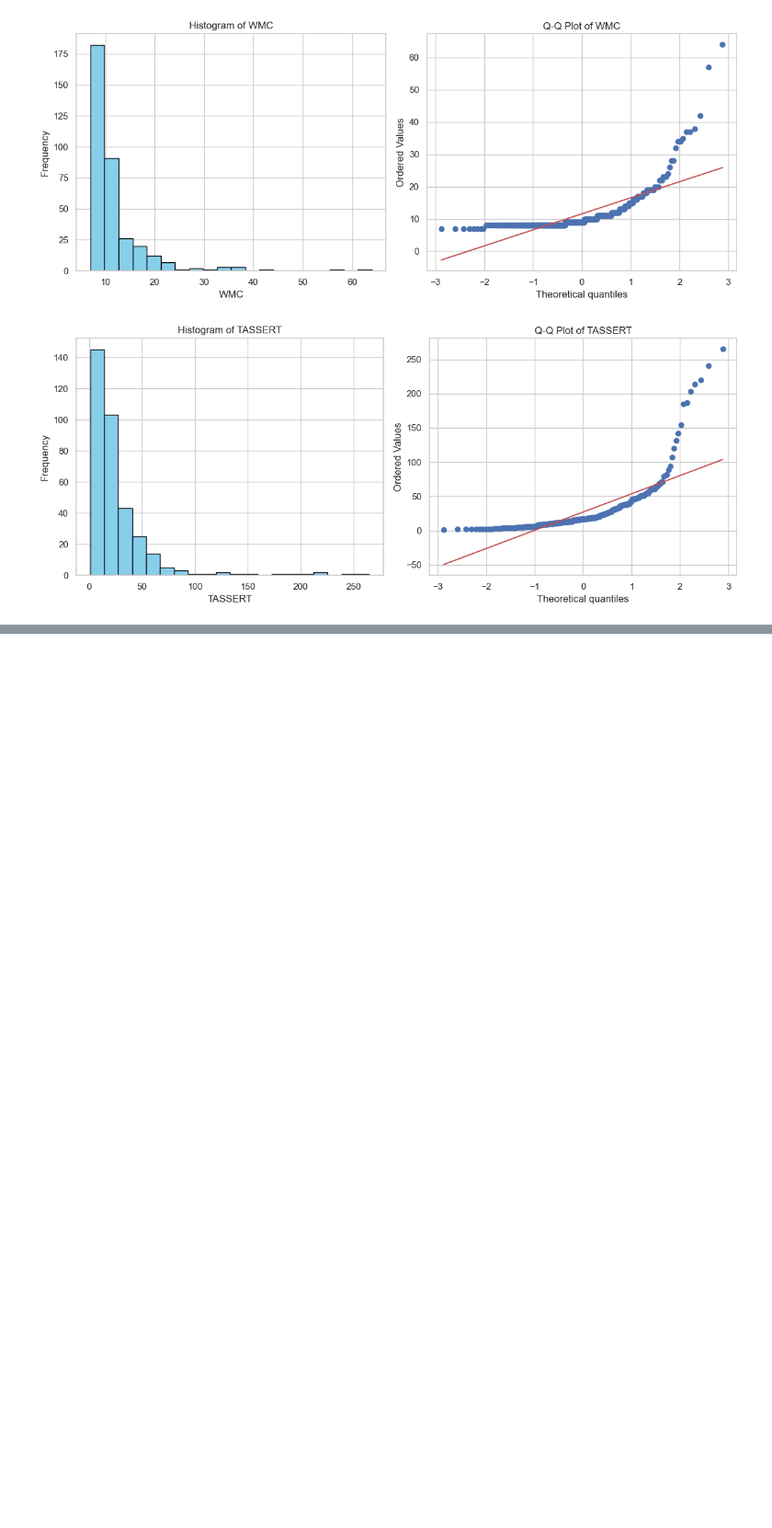
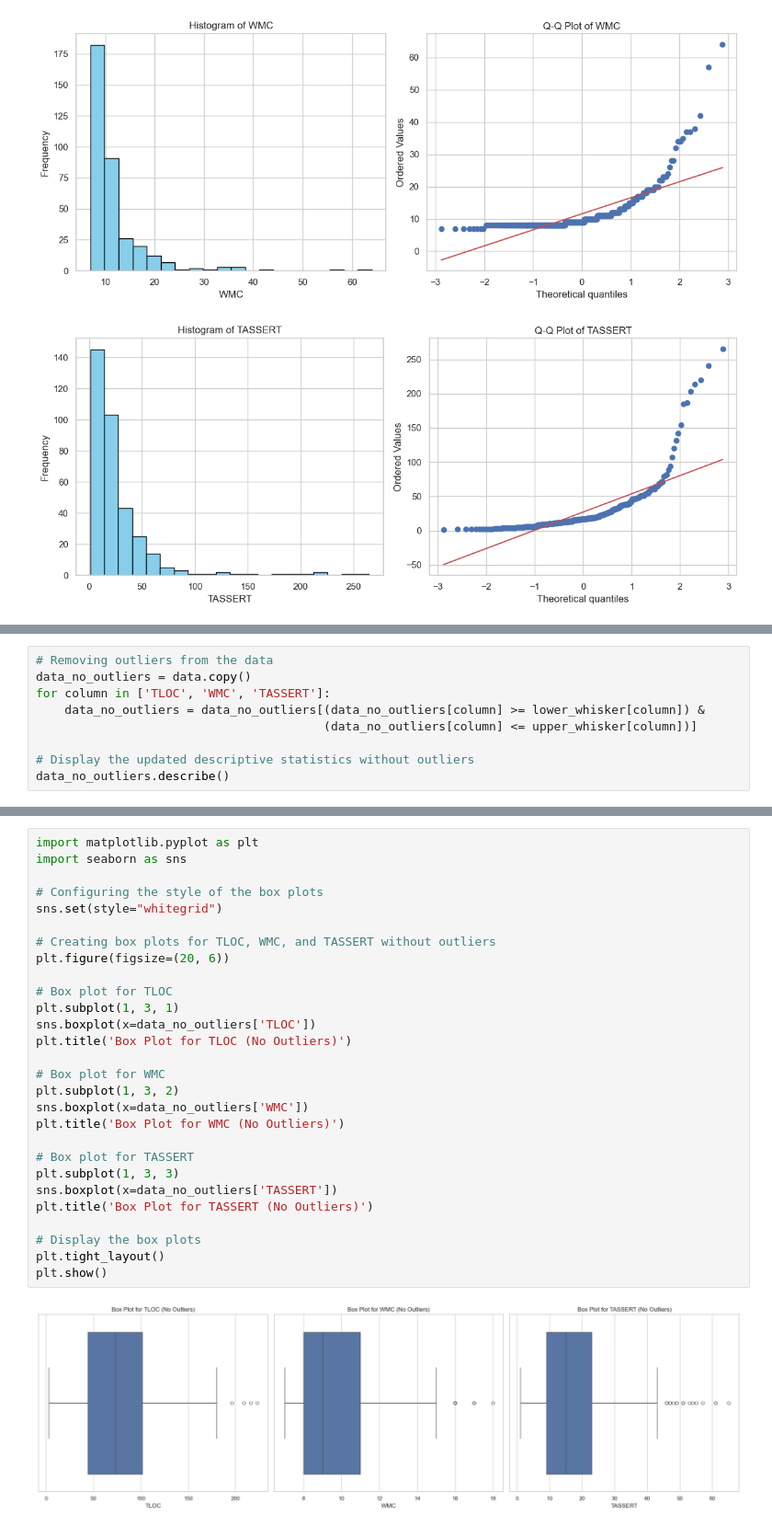
Before and after one commit to MahdiMoghadasi/IFT3913, a Jupyter notebook: TP3/tp3.ipynb, the cells around one changed output, grey strips where cells are left out. Shown: that part at 92% size. Saved outputs shown, nothing was run; the diff lists cells and outputs as text; blank space fills up the shorter version.

```diff
--- a/TP3/tp3.ipynb
+++ b/TP3/tp3.ipynb
@@ -170,0 +173,9 @@ spearman_corr_tloc_tassert, spearman_corr_wmc_tassert, slope_tassert_tloc_vis, i
+# %%
+# Removing outliers from the data
+data_no_outliers = data.copy()
+for column in ['TLOC', 'WMC', 'TASSERT']:
+    data_no_outliers = data_no_outliers[(data_no_outliers[column] >= lower_whisker[column]) &
+                                        (data_no_outliers[column] <= upper_whisker[column])]
+
+# Display the updated descriptive statistics without outliers
+data_no_outliers.describe()
@@ -170,0 +204,30 @@ spearman_corr_tloc_tassert, spearman_corr_wmc_tassert, slope_tassert_tloc_vis, i
+# %%
+import matplotlib.pyplot as plt
+import seaborn as sns
+
+# Configuring the style of the box plots
+sns.set(style="whitegrid")
+
+# Creating box plots for TLOC, WMC, and TASSERT without outliers
+plt.figure(figsize=(20, 6))
+
+# Box plot for TLOC
+plt.subplot(1, 3, 1)
+sns.boxplot(x=data_no_outliers['TLOC'])
+plt.title('Box Plot for TLOC (No Outliers)')
+
+# Box plot for WMC
+plt.subplot(1, 3, 2)
+sns.boxplot(x=data_no_outliers['WMC'])
+plt.title('Box Plot for WMC (No Outliers)')
+
+# Box plot for TASSERT
+plt.subplot(1, 3, 3)
+sns.boxplot(x=data_no_outliers['TASSERT'])
+plt.title('Box Plot for TASSERT (No Outliers)')
+
+# Display the box plots
+plt.tight_layout()
+plt.show()
+# %% [output]
+[figure, added]
```
Also changed, not shown: parts of 7 cells of this notebook, 1 other file.
